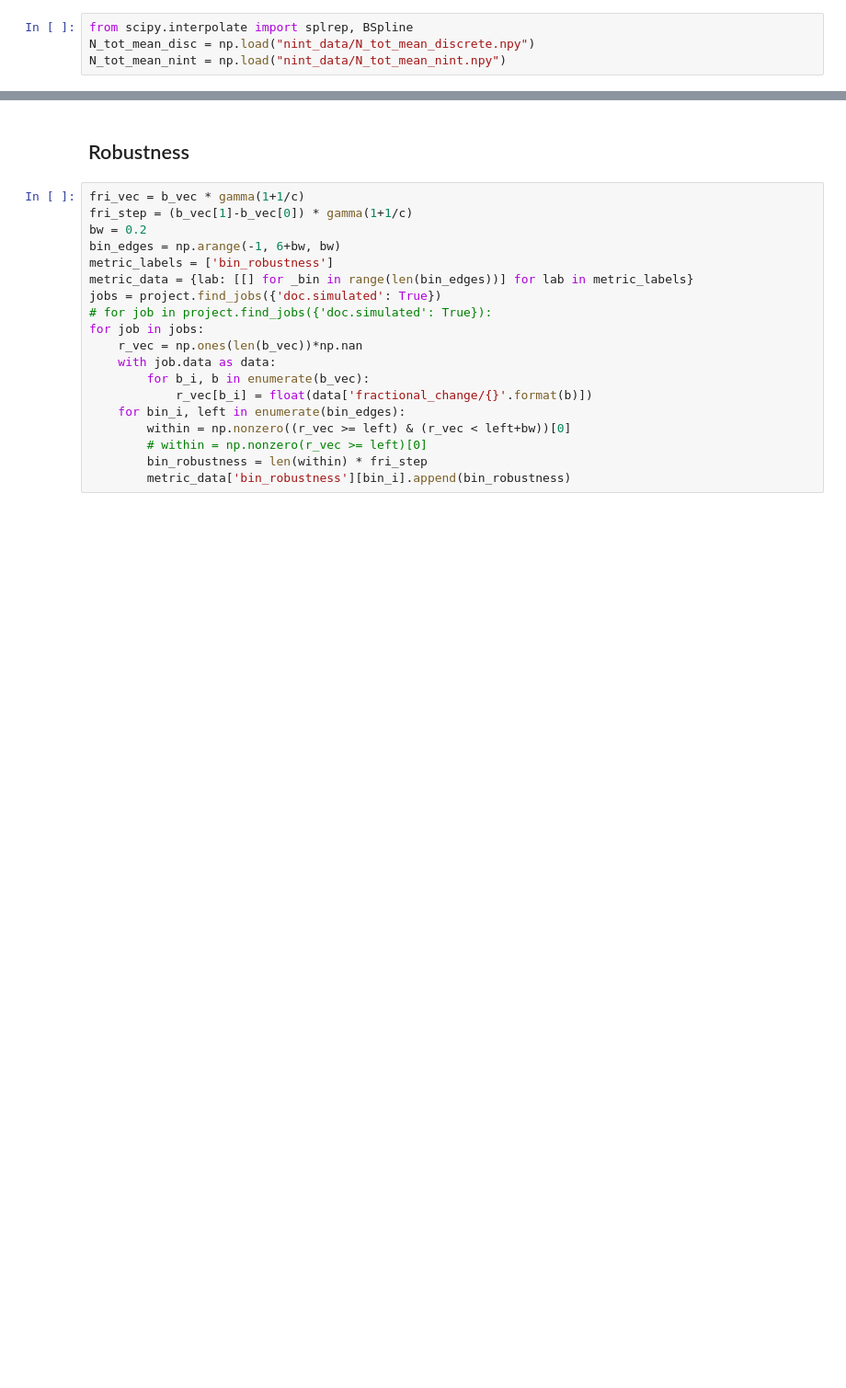
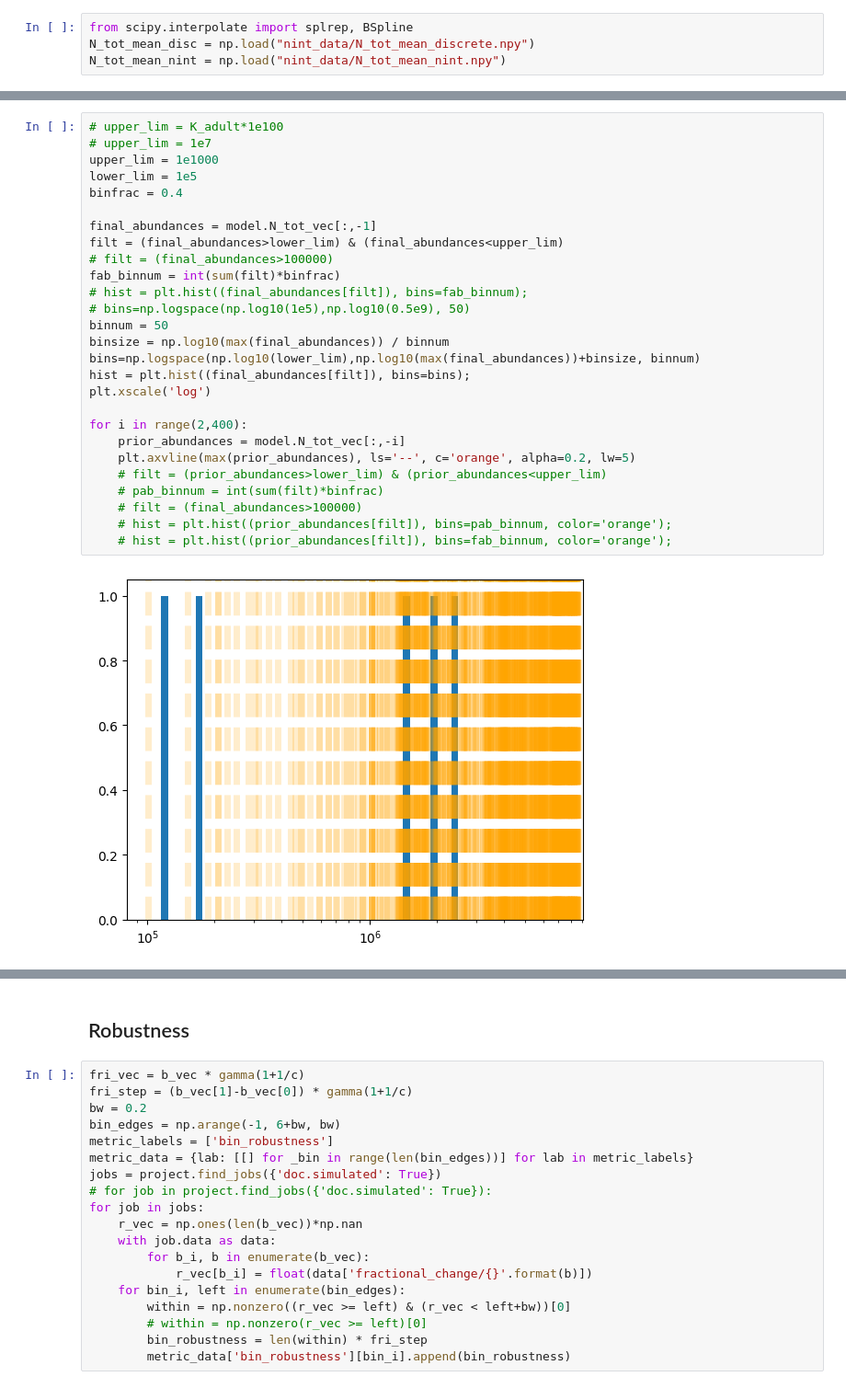
Before and after one commit to patricklawton/TecateCypress, a Jupyter notebook: sensitivity/viz.ipynb, the cells around one changed output, grey strips where cells are left out. Shown: that part at 92% size. Drawn from its saved outputs; the diff is of its cells as text; blank space fills up the shorter version.

```diff
--- a/sensitivity/viz.ipynb
+++ b/sensitivity/viz.ipynb
@@ -370,0 +420,29 @@ plt.axhline(K_adult*Aeff, ls='--', c='k')
+# %%
+# upper_lim = K_adult*1e100
+# upper_lim = 1e7
+upper_lim = 1e1000
+lower_lim = 1e5
+binfrac = 0.4
+
+final_abundances = model.N_tot_vec[:,-1]
+filt = (final_abundances>lower_lim) & (final_abundances<upper_lim)
+# filt = (final_abundances>100000)
+fab_binnum = int(sum(filt)*binfrac)
+# hist = plt.hist((final_abundances[filt]), bins=fab_binnum);
+# bins=np.logspace(np.log10(1e5),np.log10(0.5e9), 50)
+binnum = 50
+binsize = np.log10(max(final_abundances)) / binnum
+bins=np.logspace(np.log10(lower_lim),np.log10(max(final_abundances))+binsize, binnum)
+hist = plt.hist((final_abundances[filt]), bins=bins);
+plt.xscale('log')
+
+for i in range(2,400):
+    prior_abundances = model.N_tot_vec[:,-i]
+    plt.axvline(max(prior_abundances), ls='--', c='orange', alpha=0.2, lw=5)
+    # filt = (prior_abundances>lower_lim) & (prior_abundances<upper_lim)
+    # pab_binnum = int(sum(filt)*binfrac)
+    # filt = (final_abundances>100000)
+    # hist = plt.hist((prior_abundances[filt]), bins=pab_binnum, color='orange');
+    # hist = plt.hist((prior_abundances[filt]), bins=fab_binnum, color='orange');
+# %% [output]
+[figure, added]
```
Also changed, not shown: parts of 16 cells of this notebook, 5 other files.
